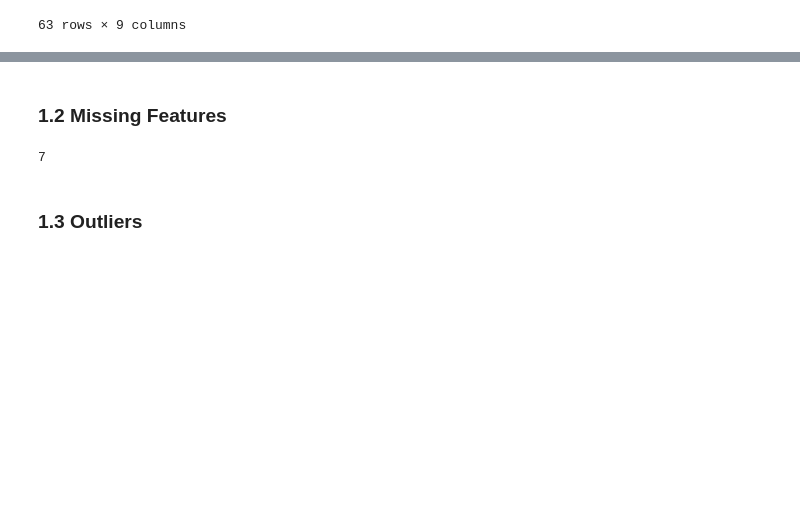
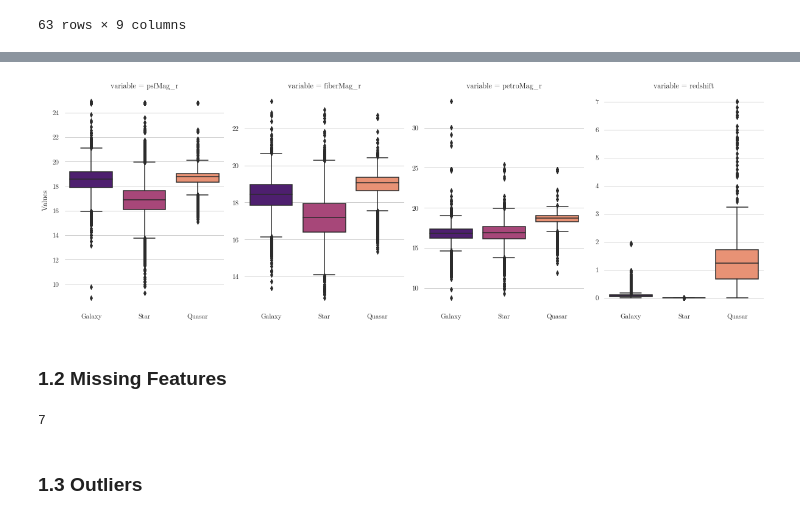
Before and after one commit to rapsoj/sml-practical, a Jupyter notebook: 1-DataExploration.ipynb, the cells around one changed output, grey strips where cells are left out. Cells and saved outputs as stored; diff of their text form; code cells hidden in the pictures; blank space fills up the shorter version.

```diff
--- a/1-DataExploration.ipynb
+++ b/1-DataExploration.ipynb
@@ -116,3 +131,24 @@ data_summary
+# %%
+# Identify features with large difference between classes
+data = df[["class", "psfMag_r", "fiberMag_r", "petroMag_r", "redshift"]].reset_index()
+data = pd.melt(data, id_vars=["index", "class"])
+data = data.replace({"class": {"GALAXY": "Galaxy", "STAR": "Star", "QSO": "Quasar"}})
+
+# Plot data
+ax = sns.FacetGrid(data, col="variable", height=6, aspect=.7, sharey=False)
+ax.map(sns.boxplot, "class", "value", palette="magma")
+ax.axes[0,0].set_ylabel('Values')
+ax.axes[0,0].set_xlabel("")
+ax.axes[0,1].set_xlabel("")
+ax.axes[0,2].set_xlabel("")
+ax.axes[0,3].set_xlabel("")
+sns.set(font="CMU Serif", style="whitegrid")
+sns.despine(left=True, bottom=True)
+
+# Export plot
+plt.savefig("box.png", dpi=1200, bbox_inches="tight")
+# %% [output]
+[figure, added]
 # %% [markdown]
 ### 1.2 Missing Features
 # %%
```
Also changed, not shown: parts of 2 cells of this notebook.
